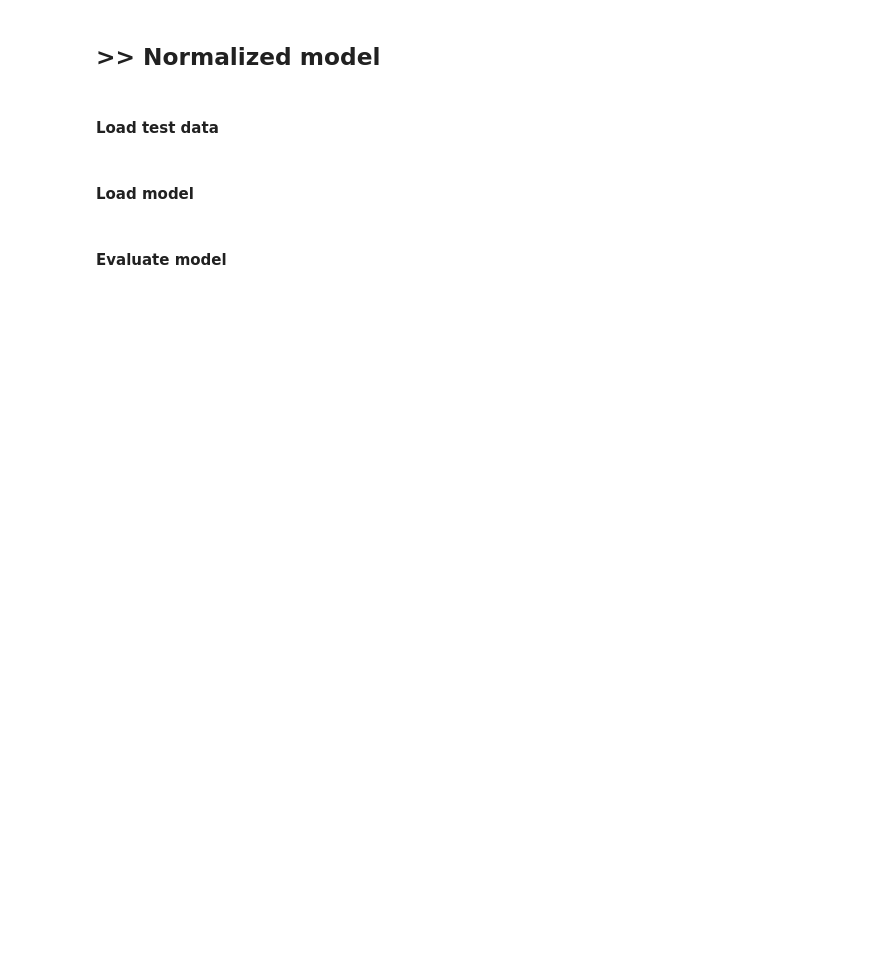
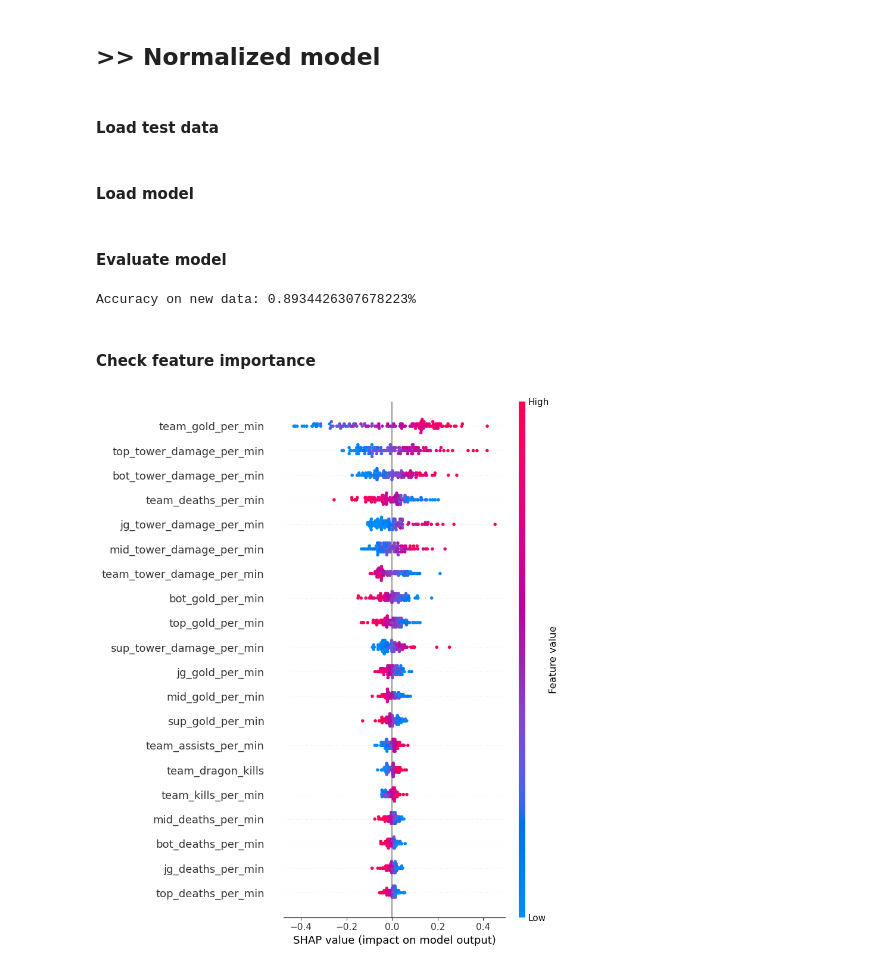
Before and after one commit to ninahowley/league-match-predictions, a Jupyter notebook: test_models.ipynb, the cells around one changed output. Cells and saved outputs as stored; diff of their text form; code cells hidden in the pictures; blank space fills up the shorter version.

```diff
--- a/test_models.ipynb
+++ b/test_models.ipynb
@@ -42,5 +54,19 @@ normalized_model = model = load_model('models/lol_model_normalized.keras')
 # %% [markdown]
 <h4>Evaluate model
 # %%
-loss, accuracy = normalized_model.evaluate(X_norm, y_norm)
-print(f"Accuracy on new data: {accuracy * 100:.2f}%")
+loss, accuracy = normalized_model.evaluate(X_norm, y_norm, verbose=0)
+print(f"Accuracy on new data: {accuracy}%")
+# %% [output]
+Accuracy on new data: 0.8934426307678223%
+# %% [markdown]
+<h4>Check feature importance
+# %%
+headers = pd.read_csv('data/my_lol_dataset_normalized.csv', nrows=0).columns.tolist()
+feature_names = headers[:-1]
+
+explainer_norm = shap.Explainer(normalized_model, X_norm)
+shap_values_norm = explainer_norm(X_norm)
+
+shap.summary_plot(shap_values_norm, X_norm, feature_names=feature_names)
+# %% [output]
+[figure, added]
```
Also changed, not shown: parts of 5 cells of this notebook, 2 other files.
